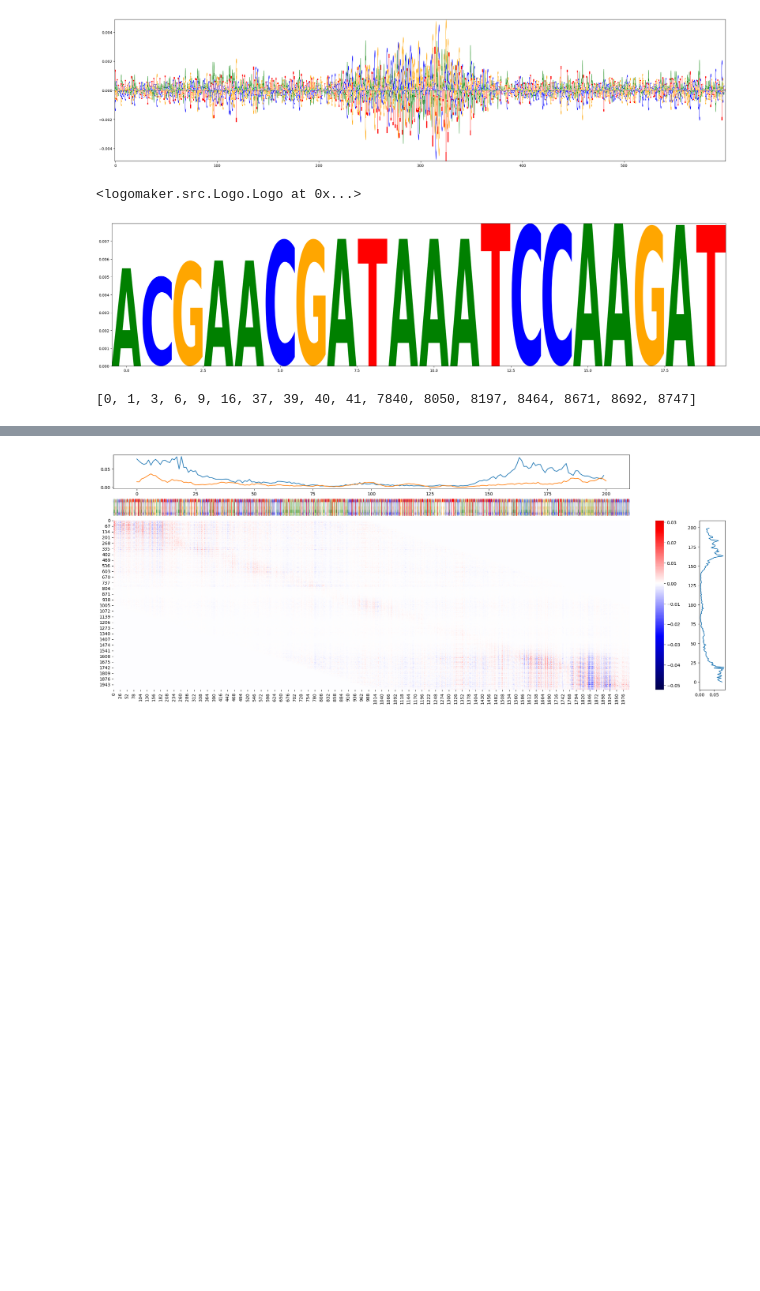
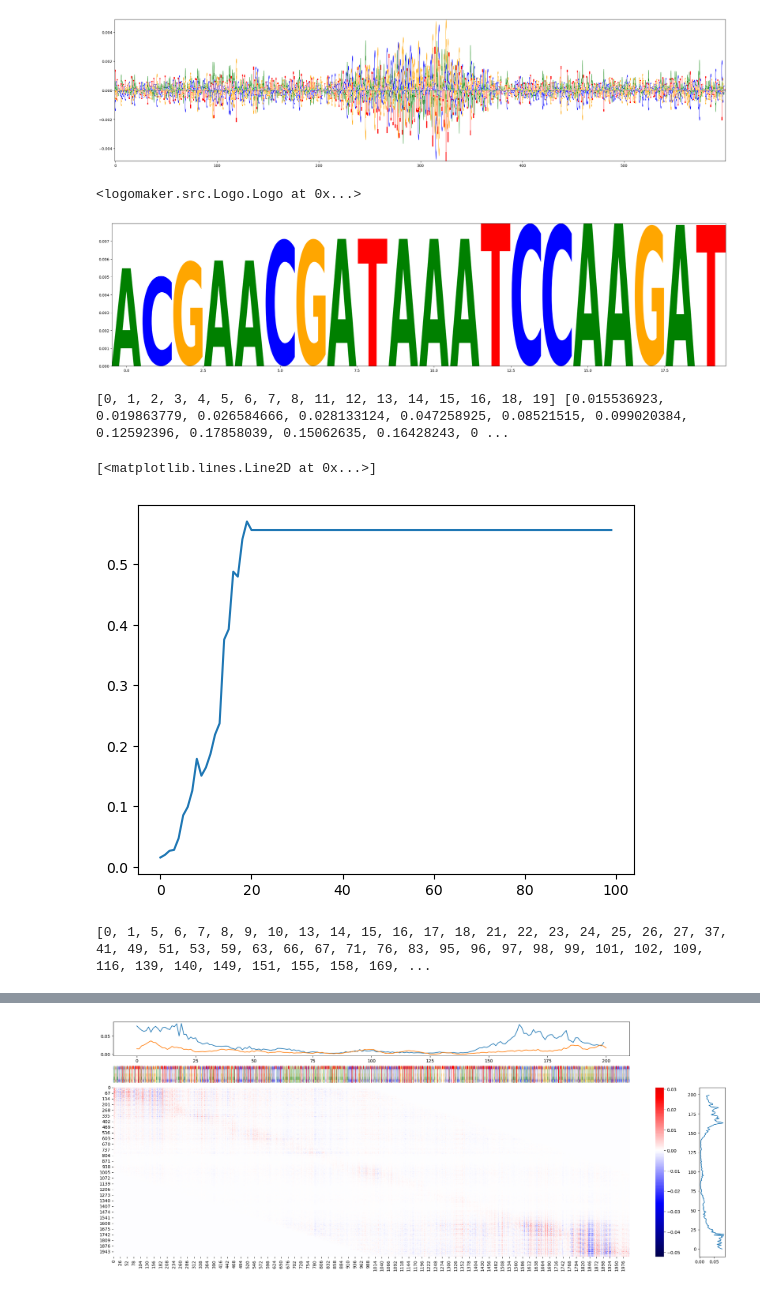
Before and after one commit to floriantilliet/mnhn_internship, a Jupyter notebook: projet3.ipynb, the cells around one changed output, grey strips where cells are left out. Drawn from its saved outputs; the diff is of its cells as text; code cells hidden in the pictures; blank space fills up the shorter version.

```diff
--- a/projet3.ipynb
+++ b/projet3.ipynb
@@ -823,18 +836,84 @@ mod_vals_idx=get_max(mod_vals,10)
 mod_M_2L=mutation(start,mod_loop,mod_vals_idx)
 best_pred=fast_pred(mod_M_2L[start:stop],model2)
 L=[]
-for i in range(50_000):
+L2=[]
+for i in range(10_000):
     mod_loop=np.copy(mod_M_2L)
     sal_loop=compute_saliency_channels(mod_loop[start:stop],model2)
     mod_sal=sal_loop-(sal_loop*X_2L[start:stop])
     mod_vals=np.concatenate((np.array(mod_sal[:,0]),np.array(mod_sal[:,1]),np.array(mod_sal[:,2]),np.array(mod_sal[:,3])))
     mod_vals_idx=get_max(mod_vals,10)
     mod_M_2L=mutation(start,mod_loop,mod_vals_idx)
-    if fast_pred(mod_M_2L[start:stop],model2) > best_pred:
+    f_pred=fast_pred(mod_M_2L[start:stop],model2)
+    L2.append(fast_pred)
+    if  f_pred> best_pred:
         L.append(i)
         best_pred=fast_pred(mod_M_2L[start:stop],model2)
         omega_pred=mod_M_2L
 fast_mod_M2L=fast_pred_seq(mod_M_2L,start,model2)
 print(L)
-# %% [output]
-[0, 1, 3, 6, 9, 16, 37, 39, 40, 41, 7840, 8050, 8197, 8464, 8671, 8692, 8747]
+# %%
+#highest value aimed method
+mod_loop=np.copy(X_2L)
+sal_loop=compute_saliency_channels(mod_loop[start:stop],model2)
+mod_sal=sal_loop-(sal_loop*X_2L[start:stop])
+mod_vals=np.concatenate((np.array(mod_sal[:,0]),np.array(mod_sal[:,1]),np.array(mod_sal[:,2]),np.array(mod_sal[:,3])))
+mod_vals_idx=get_max(mod_vals,1)
+mod_M_2L=aimed_mutation(start,mod_loop,mod_vals_idx)
+best_pred=fast_pred(mod_M_2L[start:stop],model2)
+L=[]
+L2=[]
+for i in range(100):
+    mod_loop=np.copy(mod_M_2L)
+    sal_loop=compute_saliency_channels(mod_loop[start:stop],model2)
+    mod_sal=sal_loop-(sal_loop*X_2L[start:stop])
+    mod_vals=np.concatenate((np.array(mod_sal[:,0]),np.array(mod_sal[:,1]),np.array(mod_sal[:,2]),np.array(mod_sal[:,3])))
+    mod_vals_idx=get_max(mod_vals,1)
+    mod_M_2L=aimed_mutation(start,mod_loop,mod_vals_idx)
+    f_pred=fast_pred(mod_M_2L[start:stop],model2)
+    L2.append(f_pred[0,0].numpy())
+    if  f_pred> best_pred:
+        L.append(i)
+        best_pred=fast_pred(mod_M_2L[start:stop],model2)
+        omega_pred=mod_M_2L
+fast_mod_M2L=fast_pred_seq(mod_M_2L,start,model2)
+print(L,L2)
+# %% [output]
+[0, 1, 2, 3, 4, 5, 6, 7, 8, 11, 12, 13, 14, 15, 16, 18, 19] [0.015536923, 0.019863779, 0.026584666, 0.028133124, 0.047258925, 0.08521515, 0.099020384, 0.12592396, 0.17858039, 0.15062635, 0.16428243, 0 ...
+# %%
+plt.plot(L2)
+# %% [output]
+[<matplotlib.lines.Line2D at 0x...>]
+[figure, added]
+# %%
+#weighted probabilities method
+mod_loop=np.copy(X_2L)
+sal_loop=compute_saliency_channels(mod_loop[start:stop],model2)
+mod_sal=sal_loop-(sal_loop*X_2L[start:stop])
+mod_vals=np.concatenate((np.array(mod_sal[:,0]),np.array(mod_sal[:,1]),np.array(mod_sal[:,2]),np.array(mod_sal[:,3])))
+mod_vals_idx=get_max(mod_vals,1)
+mod_M_2L=aimed_mutation(start,mod_loop,mod_vals_idx)
+best_pred=fast_pred(mod_M_2L[start:stop],model2)
+L=[]
+L2=[]
+for i in range(2000):
+    mod_loop=np.copy(mod_M_2L)
+    sal_loop=compute_saliency_channels(mod_loop[start:stop],model2)
+    sal_loop=sal_loop-(sal_loop*X_2L[start:stop])
+    sal_loop=np.concatenate((np.zeros((900,4)),sal_loop[900:1100],np.zeros((901,4)))) #aim at center (200bp)
+    mod_vals=np.concatenate((np.array(sal_loop[:,0]),np.array(sal_loop[:,1]),np.array(sal_loop[:,2]),np.array(sal_loop[:,3])))
+    temp=mod_vals[mod_vals>=0]
+    temp=(temp/sum(temp))
+    mod_vals_value=rd.choices(mod_vals[mod_vals>=0], weights=temp, k=1)
+    mod_vals_idx=np.where(mod_vals==mod_vals_value)[0]
+    mod_M_2L=aimed_mutation(start,mod_loop,mod_vals_idx)
+    f_pred=fast_pred(mod_M_2L[start:stop],model2)
+    L2.append(f_pred[0,0].numpy())
+    if  f_pred> best_pred:
+        L.append(i)
+        best_pred=fast_pred(mod_M_2L[start:stop],model2)
+        omega_pred=mod_M_2L
+fast_mod_M2L=fast_pred_seq(mod_M_2L,start,model2)
+print(L)
+# %% [output]
+[0, 1, 5, 6, 7, 8, 9, 10, 13, 14, 15, 16, 17, 18, 21, 22, 23, 24, 25, 26, 27, 37, 41, 49, 51, 53, 59, 63, 66, 67, 71, 76, 83, 95, 96, 97, 98, 99, 101, 102, 109, 116, 139, 140, 149, 151, 155, 158, 169, ...
```
Also changed, not shown: parts of 8 cells of this notebook, 1 other file.
